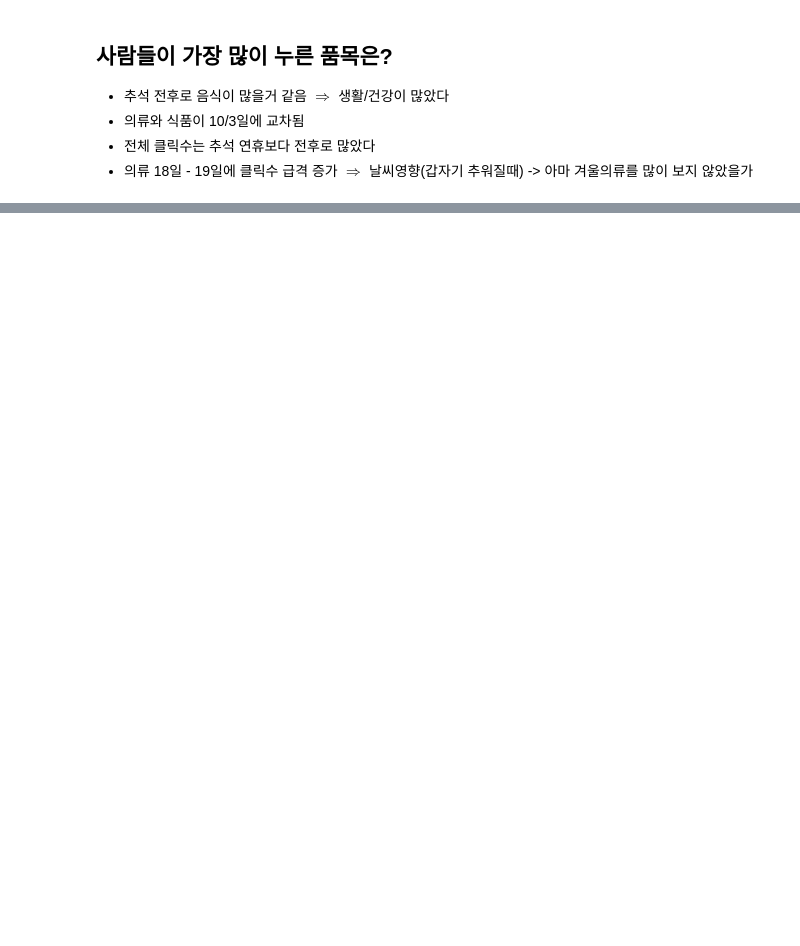
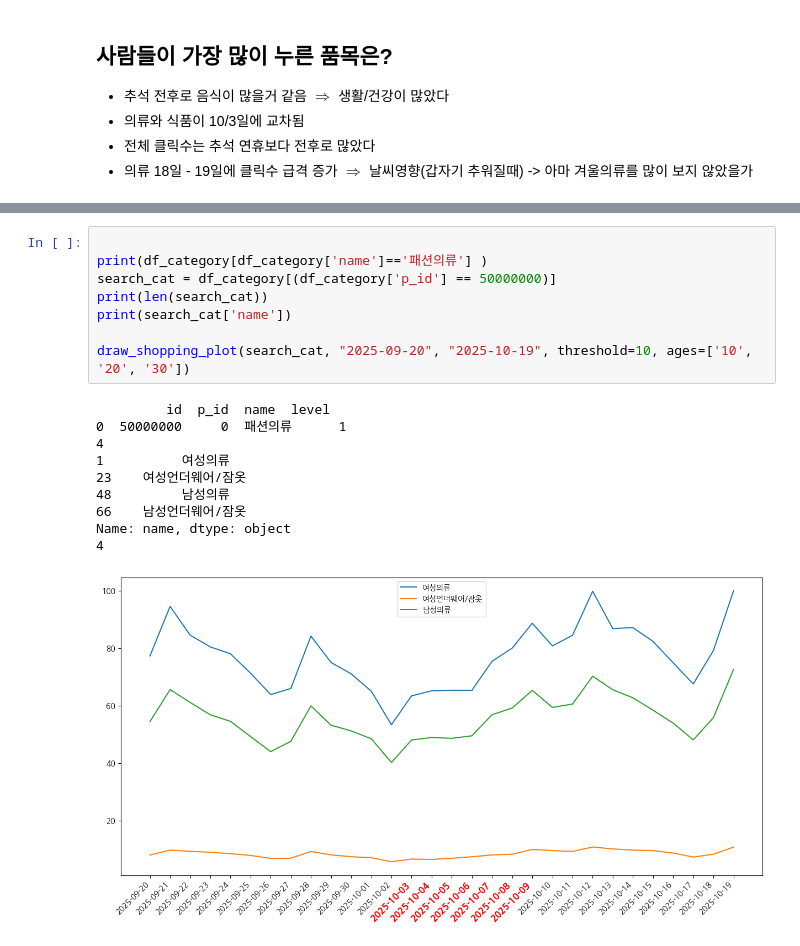
Before and after one commit to addinedu-ros-11th/eda-repo-2, a Jupyter notebook: ShoppingList/visualization.ipynb, the cells around one changed output, grey strips where cells are left out. Cells and saved outputs as stored; diff of their text form; blank space fills up the shorter version.

Commit message:
modify createTrendData function, modify draw_shopping_plot

```diff
--- a/ShoppingList/visualization.ipynb
+++ b/ShoppingList/visualization.ipynb
@@ -194,0 +340,19 @@ draw_shopping_plot(search_cat, "2025-09-26", "2025-10-19")
+# %%
+
+print(df_category[df_category['name']=='패션의류'] )
+search_cat = df_category[(df_category['p_id'] == 50000000)]
+print(len(search_cat))
+print(search_cat['name'])
+
+draw_shopping_plot(search_cat, "2025-09-20", "2025-10-19", threshold=10, ages=['10', '20', '30'])
+# %% [output]
+         id  p_id  name  level
+0  50000000     0  패션의류      1
+4
+1          여성의류
+23    여성언더웨어/잠옷
+48         남성의류
+66    남성언더웨어/잠옷
+Name: name, dtype: object
+4
+[figure, added]
```
Also changed, not shown: parts of 10 cells of this notebook, 2 other files.
